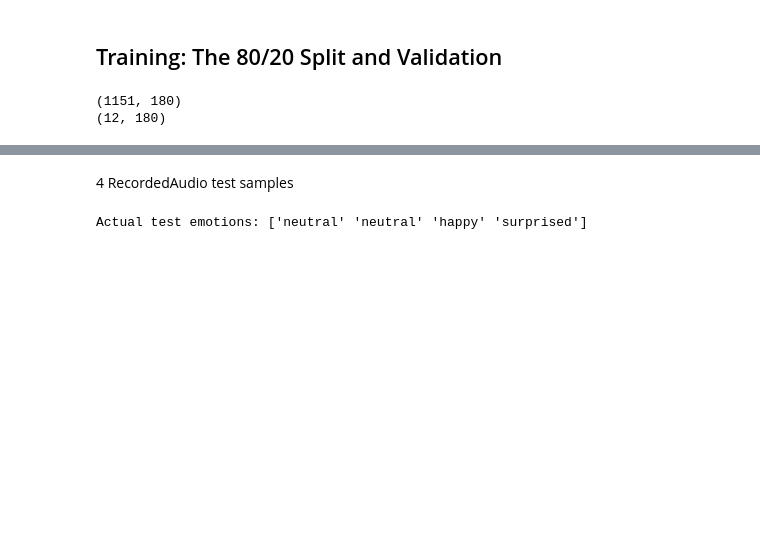
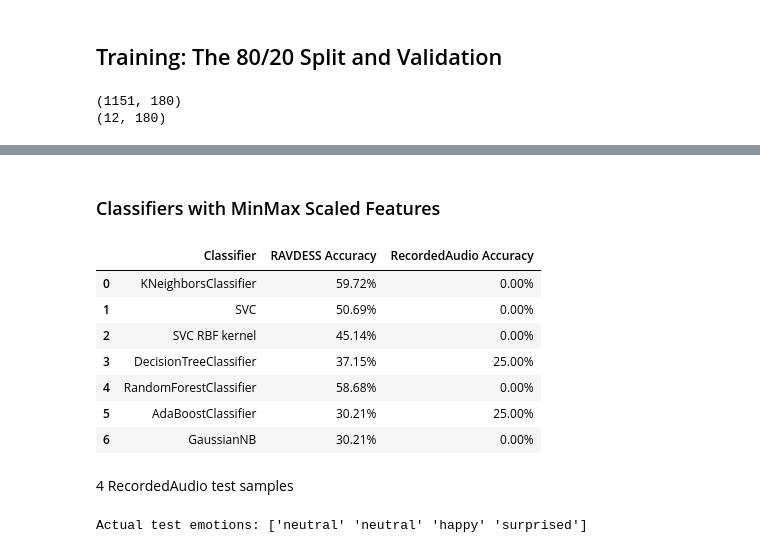
Before and after one commit to gurnisha-rehal/Week3-ClassicML, a Jupyter notebook: Week_3_MachineLearning.ipynb, the cells around one changed output, grey strips where cells are left out. Saved outputs shown, nothing was run; the diff lists cells and outputs as text; code cells hidden in the pictures; blank space fills up the shorter version.

```diff
--- a/Week_3_MachineLearning.ipynb
+++ b/Week_3_MachineLearning.ipynb
@@ -943,3 +983,40 @@ scores_df
+# %% [markdown]
+### Classifiers with MinMax Scaled Features
+# %%
+scores = []
+
+for model in classification_models:
+
+    model.fit(X_train_minmax, y_train)
+    ravdess_score = model.score(X_test_minmax, y_test)
+
+    model.fit(recorded_X_train_minmax, recorded_y_train)
+    recorded_score = model.score(recorded_X_test_minmax, recorded_y_test)
+
+    model_name = type(model).__name__
+    if model_name == 'SVC' and model.kernel == 'rbf':
+        model_name += ' RBF kernel'
+    scores.append([
+        model_name,
+        f'{100 * ravdess_score:.2f}%',
+        f'{100 * recorded_score:.2f}%'
+    ])
+
+scores_df = pd.DataFrame(
+    scores,
+    columns=['Classifier', 'RAVDESS Accuracy', 'RecordedAudio Accuracy']
+)
+
+scores_df
+# %% [output]
+|  | Classifier | RAVDESS Accuracy | RecordedAudio Accuracy |
+| 0 | KNeighborsClassifier | 59.72% | 0.00% |
+| 1 | SVC | 50.69% | 0.00% |
+| 2 | SVC RBF kernel | 45.14% | 0.00% |
+| 3 | DecisionTreeClassifier | 37.15% | 25.00% |
+| 4 | RandomForestClassifier | 58.68% | 0.00% |
+| 5 | AdaBoostClassifier | 30.21% | 25.00% |
+| 6 | GaussianNB | 30.21% | 0.00% |
 # %% [markdown]
 4 RecordedAudio test samples
 # %%
```
Also changed, not shown: parts of 12 cells of this notebook.
